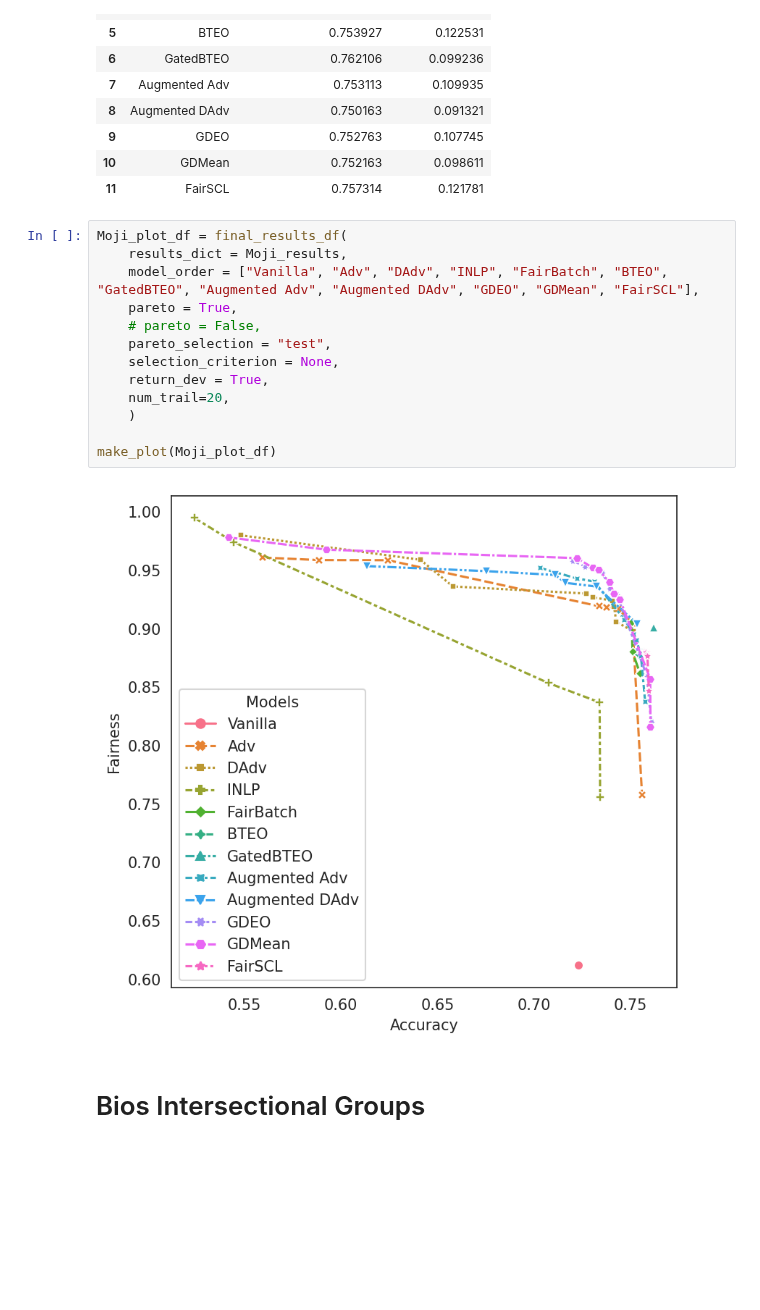
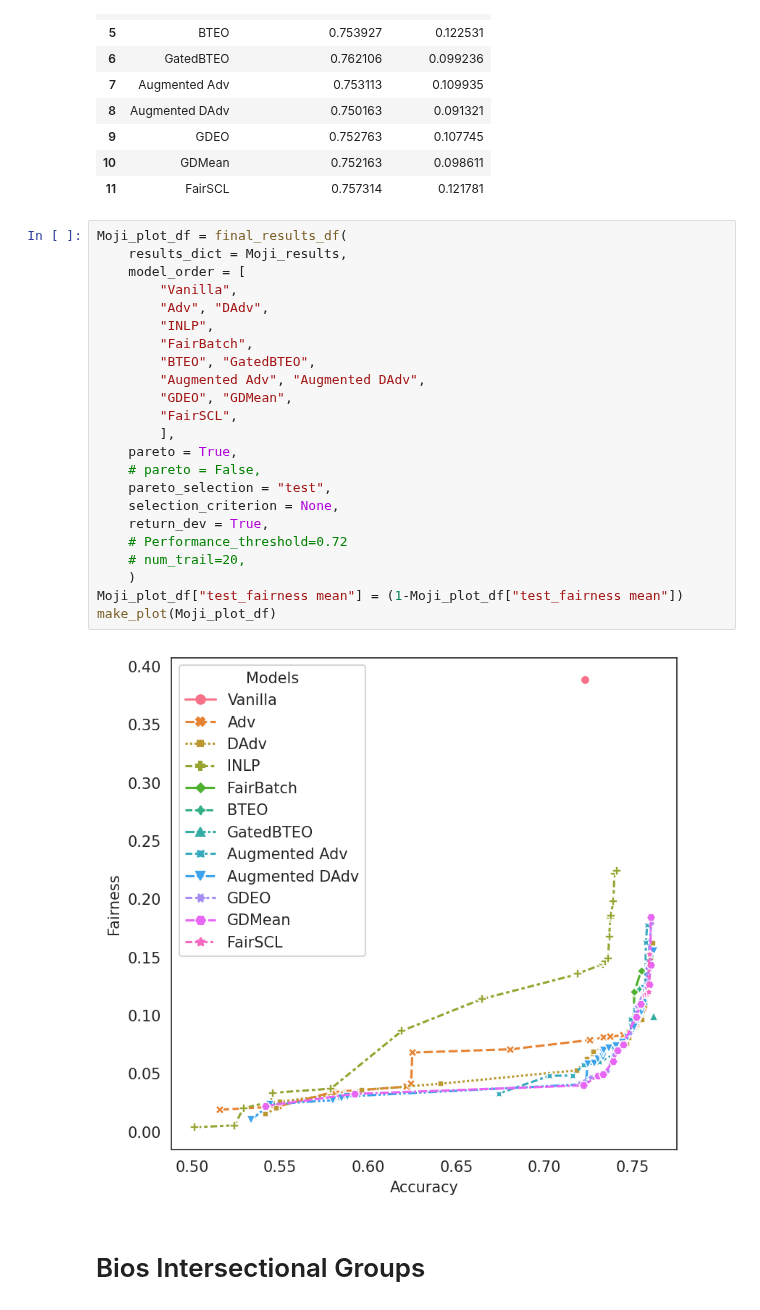
Before and after one commit to Libr-AI/fairlib, a Jupyter notebook: analysis/Final_results_in_paper.ipynb, the cells around one changed output. Saved outputs shown, nothing was run; the diff lists cells and outputs as text; blank space fills up the shorter version.

```diff
--- a/analysis/Final_results_in_paper.ipynb
+++ b/analysis/Final_results_in_paper.ipynb
@@ -101,18 +118,28 @@ tmp_df[["Models", "test_performance mean", "test_GAP mean"]]
 # %%
 Moji_plot_df = final_results_df(
     results_dict = Moji_results,
-    model_order = ["Vanilla", "Adv", "DAdv", "INLP", "FairBatch", "BTEO", "GatedBTEO", "Augmented Adv", "Augmented DAdv", "GDEO", "GDMean", "FairSCL"],
+    model_order = [
+        "Vanilla",
+        "Adv", "DAdv",
+        "INLP",
+        "FairBatch",
+        "BTEO", "GatedBTEO",
+        "Augmented Adv", "Augmented DAdv",
+        "GDEO", "GDMean",
+        "FairSCL",
+        ],
     pareto = True,
     # pareto = False,
     pareto_selection = "test",
     selection_criterion = None,
     return_dev = True,
-    num_trail=20,
+    # Performance_threshold=0.72
+    # num_trail=20,
     )
-
+Moji_plot_df["test_fairness mean"] = (1-Moji_plot_df["test_fairness mean"])
 make_plot(Moji_plot_df)
 # %% [output]
-[figure, old version]
+[figure, new version]
 # %% [markdown]
 # Bios Intersectional Groups
 # %%
```
Also changed, not shown: parts of 2 cells of this notebook, 2 other files.
